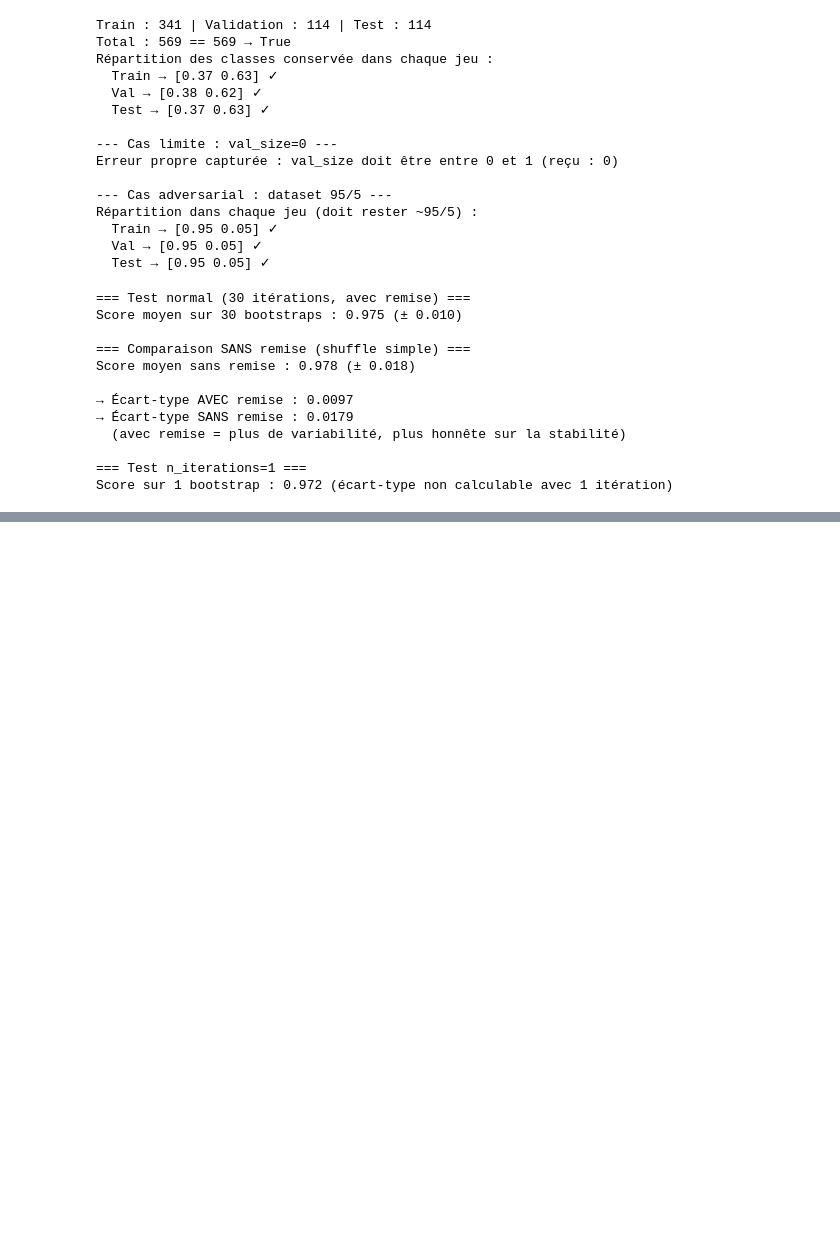
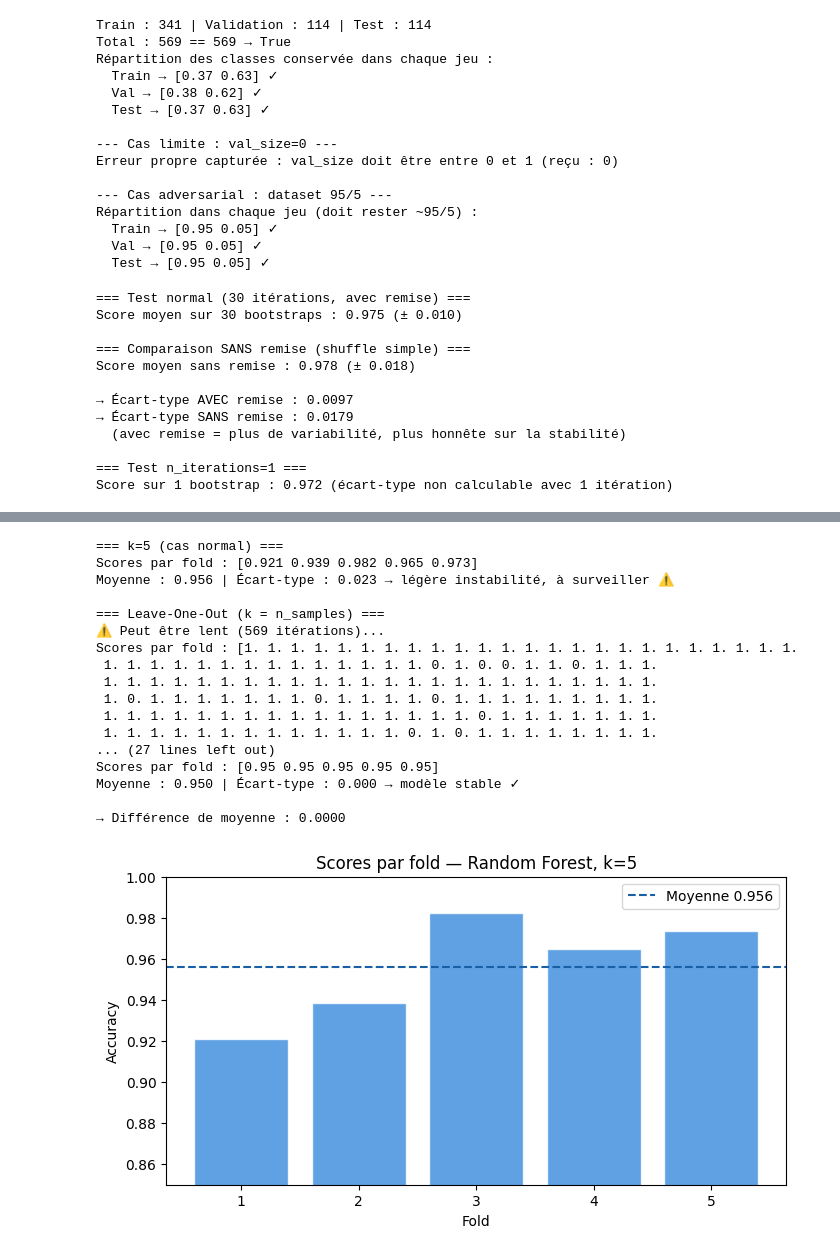
Before and after one commit to HoniTahina/-arene-des-algos-Tahina-HONI-RIKA, a Jupyter notebook: J4.ipynb, the cells around one changed output, grey strips where cells are left out. Saved outputs shown, nothing was run; the diff lists cells and outputs as text; code cells hidden in the pictures; blank space fills up the shorter version.

Commit message:
feat:  validation croisée k-fold

```diff
--- a/J4.ipynb
+++ b/J4.ipynb
@@ -202,0 +267,77 @@ Score sur 1 bootstrap : 0.972 (écart-type non calculable avec 1 itération)
+# %%
+from sklearn.model_selection import LeaveOneOut
+
+def evaluer_en_cross_val(modele, X, y, k=5, stratified=False):
+    """
+    Lance une validation croisée k-fold et résume les résultats.
+    """
+    if k == len(X): # Pour Leave-One-Out
+        cv = LeaveOneOut()
+    elif stratified:
+        cv = StratifiedKFold(n_splits=k, shuffle=True, random_state=42)
+    else:
+        cv = k
+
+    scores = cross_val_score(modele, X, y, cv=cv, scoring="accuracy")
+
+    print(f"Scores par fold : {scores.round(3)}")
+    print(f"Moyenne : {scores.mean():.3f} | Écart-type : {scores.std():.3f}", end=" → ")
+
+    if scores.std() < 0.02:
+        print("modèle stable ✓")
+    elif scores.std() < 0.05:
+        print("légère instabilité, à surveiller ⚠")
+    else:
+        print("modèle instable, investiguer ✗")
+
+    return scores
+
+
+# --- Cas normal : k=5 ---
+print("=== k=5 (cas normal) ===")
+modele_rf = RandomForestClassifier(n_estimators=100, random_state=42)
+scores_5 = evaluer_en_cross_val(modele_rf, X_scaled, y, k=5)
+
+# --- Cas limite : Leave-One-Out ---
+print("\n=== Leave-One-Out (k = n_samples) ===")
+print("⚠ Peut être lent (569 itérations)...")
+t0 = time.time()
+scores_loo = evaluer_en_cross_val(modele_rf, X_scaled, y, k=len(X))
+print(f"Temps LOO : {time.time()-t0:.1f}s")
+print("→ Lent car on entraîne autant de modèles que de points de données.")
+
+# --- Cas adversarial : standard vs stratified sur dataset déséquilibré ---
+print("\n=== Comparaison standard vs StratifiedKFold sur dataset 95/5 ===")
+X_imb_s = scaler.fit_transform(X_imb)
+print("Standard :")
+scores_std = evaluer_en_cross_val(LogisticRegression(max_iter=1000), X_imb_s, y_imb, k=5, stratified=False)
+print("Stratified :")
+scores_str = evaluer_en_cross_val(LogisticRegression(max_iter=1000), X_imb_s, y_imb, k=5, stratified=True)
+print(f"\n→ Différence de moyenne : {abs(scores_std.mean()-scores_str.mean()):.4f}")
+
+# Visualisation
+plt.figure(figsize=(8, 4))
+plt.bar(range(1, 6), scores_5, color='#378ADD', alpha=0.8, edgecolor='white')
+plt.axhline(scores_5.mean(), color='#185FA5', linestyle='--', label=f'Moyenne {scores_5.mean():.3f}')
+plt.ylim(0.85, 1.0); plt.xlabel("Fold"); plt.ylabel("Accuracy")
+plt.title("Scores par fold — Random Forest, k=5")
+plt.xticks(range(1,6)); plt.legend(); plt.show()
+# %% [output]
+=== k=5 (cas normal) ===
+Scores par fold : [0.921 0.939 0.982 0.965 0.973]
+Moyenne : 0.956 | Écart-type : 0.023 → légère instabilité, à surveiller ⚠
+
+=== Leave-One-Out (k = n_samples) ===
+⚠ Peut être lent (569 itérations)...
+Scores par fold : [1. 1. 1. 1. 1. 1. 1. 1. 1. 1. 1. 1. 1. 1. 1. 1. 1. 1. 1. 1. 1. 1. 1. 1.
+ 1. 1. 1. 1. 1. 1. 1. 1. 1. 1. 1. 1. 1. 1. 0. 1. 0. 0. 1. 1. 0. 1. 1. 1.
+ 1. 1. 1. 1. 1. 1. 1. 1. 1. 1. 1. 1. 1. 1. 1. 1. 1. 1. 1. 1. 1. 1. 1. 1.
+ 1. 0. 1. 1. 1. 1. 1. 1. 1. 0. 1. 1. 1. 1. 0. 1. 1. 1. 1. 1. 1. 1. 1. 1.
+ 1. 1. 1. 1. 1. 1. 1. 1. 1. 1. 1. 1. 1. 1. 1. 1. 0. 1. 1. 1. 1. 1. 1. 1.
+ 1. 1. 1. 1. 1. 1. 1. 1. 1. 1. 1. 1. 1. 0. 1. 0. 1. 1. 1. 1. 1. 1. 1. 1.
+... (27 lines left out)
+Scores par fold : [0.95 0.95 0.95 0.95 0.95]
+Moyenne : 0.950 | Écart-type : 0.000 → modèle stable ✓
+
+→ Différence de moyenne : 0.0000
+[figure, added]
```
Also changed, not shown: parts of 1 cell of this notebook.
